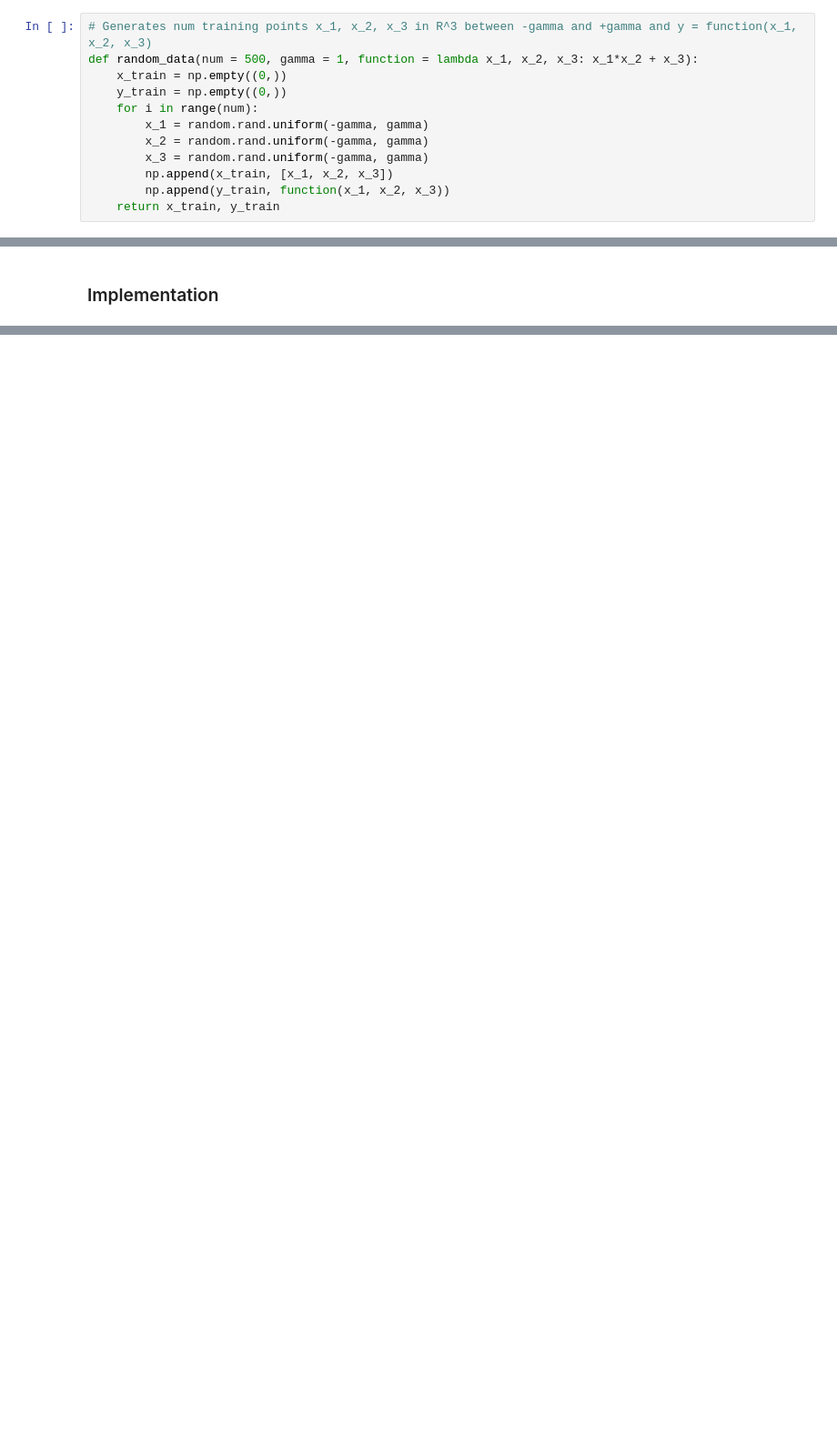
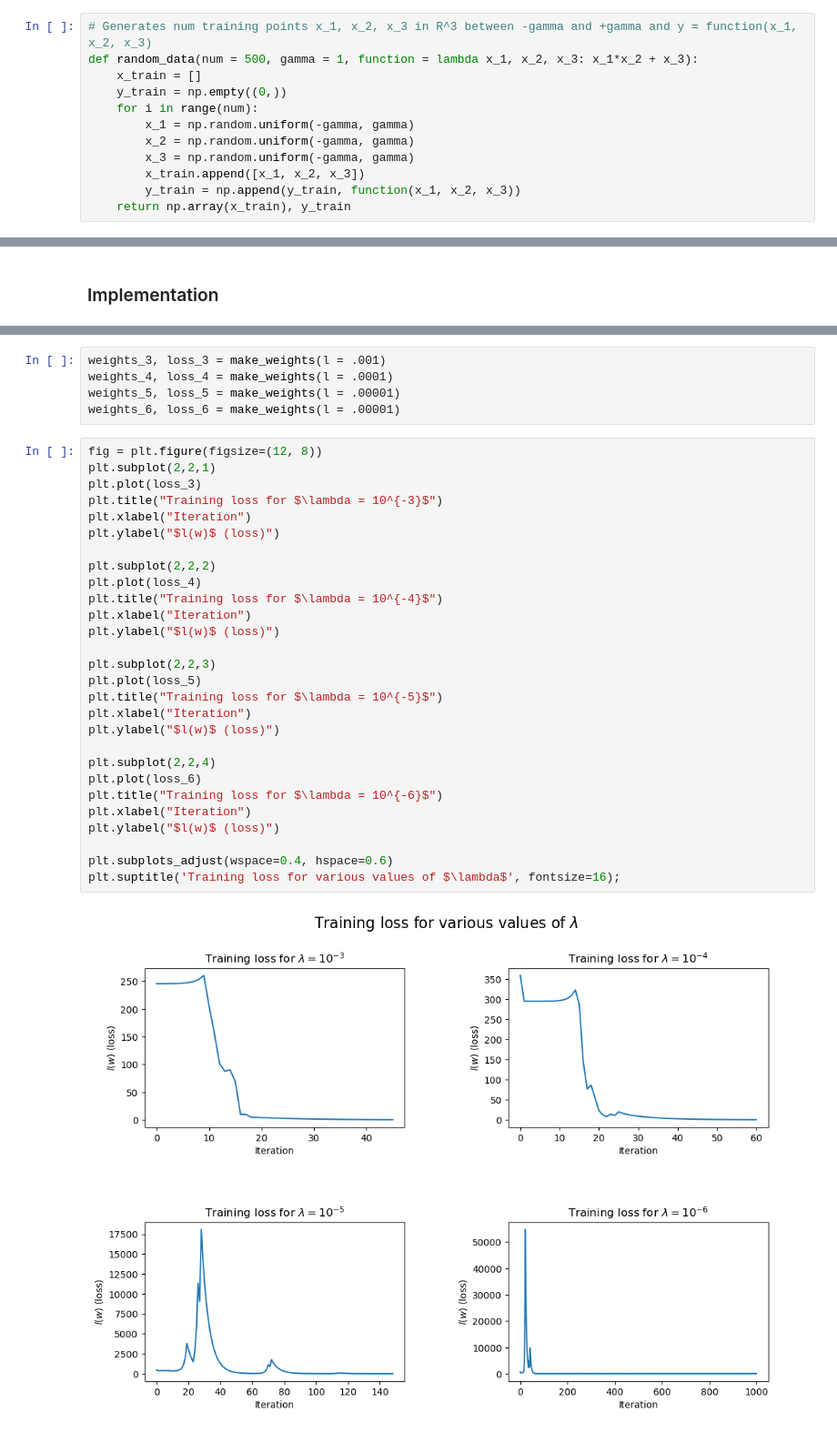
Before and after one commit to pritchardhenry/NonLinearLS, a Jupyter notebook: solution.ipynb, the cells around one changed output, grey strips where cells are left out. Shown: that part at 91% size. Saved outputs shown, nothing was run; the diff lists cells and outputs as text; blank space fills up the shorter version.

```diff
--- a/solution.ipynb
+++ b/solution.ipynb
@@ -89,13 +93,13 @@ from numpy import random
 # %%
 # Generates num training points x_1, x_2, x_3 in R^3 between -gamma and +gamma and y = function(x_1, x_2, x_3)
 def random_data(num = 500, gamma = 1, function = lambda x_1, x_2, x_3: x_1*x_2 + x_3):
-    x_train = np.empty((0,))
+    x_train = []
     y_train = np.empty((0,))
     for i in range(num):
-        x_1 = random.rand.uniform(-gamma, gamma)
-        x_2 = random.rand.uniform(-gamma, gamma)
-        x_3 = random.rand.uniform(-gamma, gamma)
-        np.append(x_train, [x_1, x_2, x_3])
-        np.append(y_train, function(x_1, x_2, x_3))
-    return x_train, y_train
+        x_1 = np.random.uniform(-gamma, gamma)
+        x_2 = np.random.uniform(-gamma, gamma)
+        x_3 = np.random.uniform(-gamma, gamma)
+        x_train.append([x_1, x_2, x_3])
+        y_train = np.append(y_train, function(x_1, x_2, x_3))
+    return np.array(x_train), y_train
 # %% [markdown]
@@ -166,0 +210,35 @@ def make_weights():
+# %%
+weights_3, loss_3 = make_weights(l = .001)
+weights_4, loss_4 = make_weights(l = .0001)
+weights_5, loss_5 = make_weights(l = .00001)
+weights_6, loss_6 = make_weights(l = .00001)
+# %%
+fig = plt.figure(figsize=(12, 8))
+plt.subplot(2,2,1)
+plt.plot(loss_3)
+plt.title("Training loss for $\lambda = 10^{-3}$")
+plt.xlabel("Iteration")
+plt.ylabel("$l(w)$ (loss)")
+
+plt.subplot(2,2,2)
+plt.plot(loss_4)
+plt.title("Training loss for $\lambda = 10^{-4}$")
+plt.xlabel("Iteration")
+plt.ylabel("$l(w)$ (loss)")
+
+plt.subplot(2,2,3)
+plt.plot(loss_5)
+plt.title("Training loss for $\lambda = 10^{-5}$")
+plt.xlabel("Iteration")
+plt.ylabel("$l(w)$ (loss)")
+
+plt.subplot(2,2,4)
+plt.plot(loss_6)
+plt.title("Training loss for $\lambda = 10^{-6}$")
+plt.xlabel("Iteration")
+plt.ylabel("$l(w)$ (loss)")
+
+plt.subplots_adjust(wspace=0.4, hspace=0.6)
+plt.suptitle('Training loss for various values of $\lambda$', fontsize=16);
+# %% [output]
+[figure, added]
```
Also changed, not shown: parts of 14 cells of this notebook.
